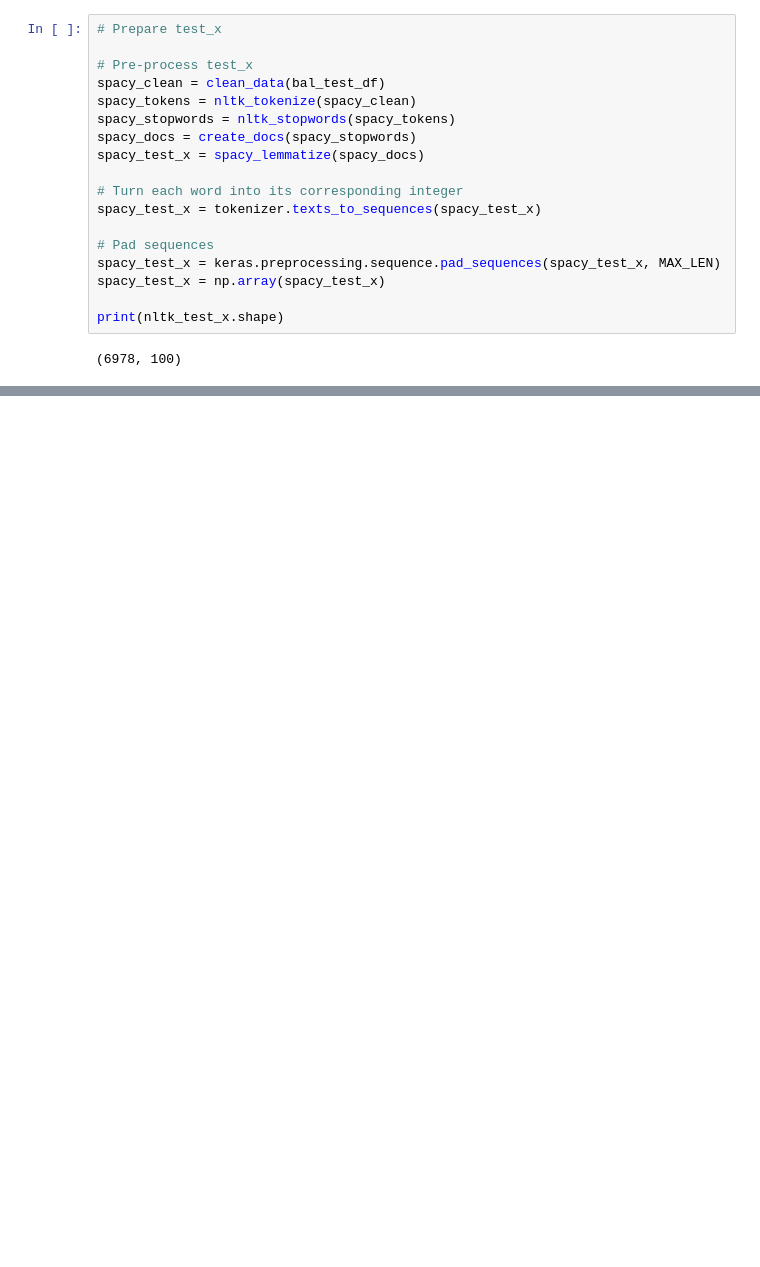
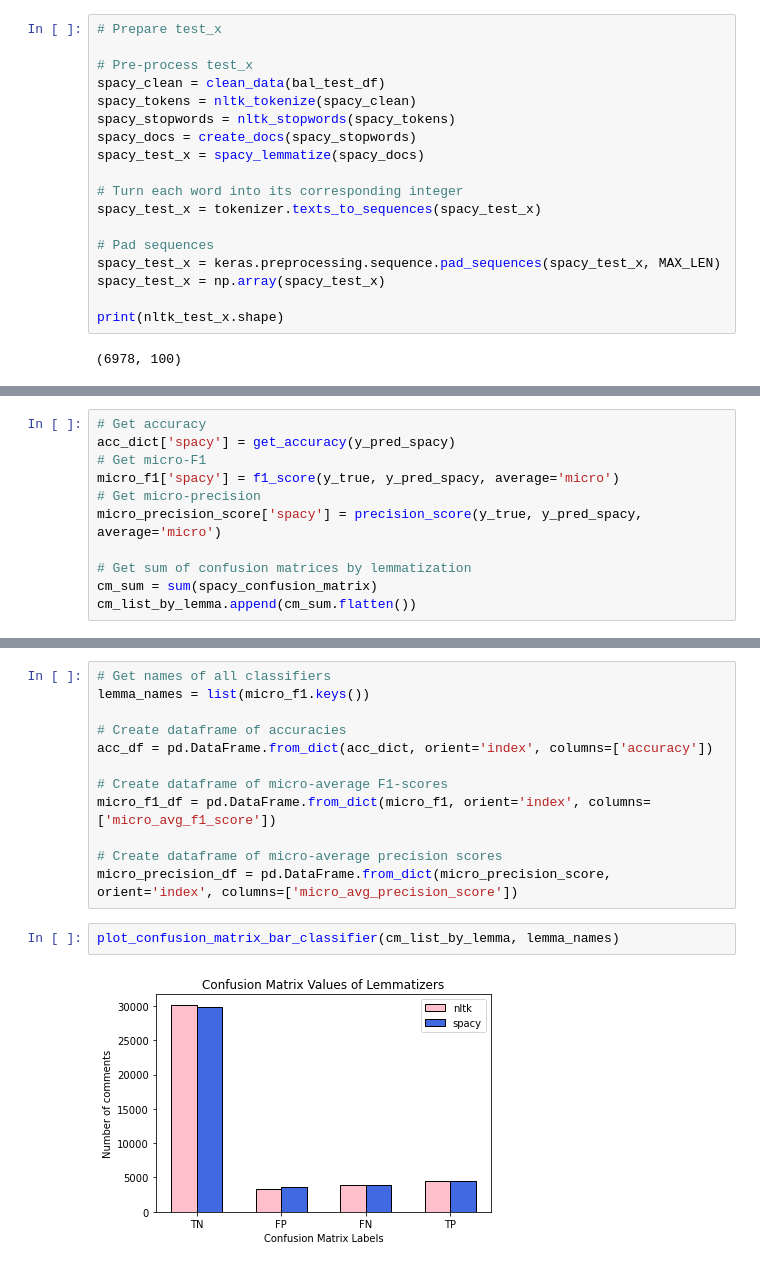
Before and after one commit to Dimitrisvas/group7_textClassification, a Jupyter notebook: xinwei/xl00751_experiment1.ipynb, the cells around one changed output, grey strips where cells are left out. Cells and saved outputs as stored; diff of their text form; blank space fills up the shorter version.

```diff
--- a/xinwei/xl00751_experiment1.ipynb
+++ b/xinwei/xl00751_experiment1.ipynb
@@ -586,0 +791,11 @@ model.evaluate(spacy_test_x, bal_test_y, batch_size=60)
+# %%
+# Get accuracy
+acc_dict['spacy'] = get_accuracy(y_pred_spacy)
+# Get micro-F1
+micro_f1['spacy'] = f1_score(y_true, y_pred_spacy, average='micro')
+# Get micro-precision
+micro_precision_score['spacy'] = precision_score(y_true, y_pred_spacy, average='micro')
+
+# Get sum of confusion matrices by lemmatization
+cm_sum = sum(spacy_confusion_matrix)
+cm_list_by_lemma.append(cm_sum.flatten())
@@ -586,0 +845,16 @@ model.evaluate(spacy_test_x, bal_test_y, batch_size=60)
+# %%
+# Get names of all classifiers
+lemma_names = list(micro_f1.keys())
+
+# Create dataframe of accuracies
+acc_df = pd.DataFrame.from_dict(acc_dict, orient='index', columns=['accuracy'])
+
+# Create dataframe of micro-average F1-scores
+micro_f1_df = pd.DataFrame.from_dict(micro_f1, orient='index', columns=['micro_avg_f1_score'])
+
+# Create dataframe of micro-average precision scores
+micro_precision_df = pd.DataFrame.from_dict(micro_precision_score, orient='index', columns=['micro_avg_precision_score'])
+# %%
+plot_confusion_matrix_bar_classifier(cm_list_by_lemma, lemma_names)
+# %% [output]
+[figure, added]
```
Also changed, not shown: parts of 45 cells of this notebook, 4 other files.
